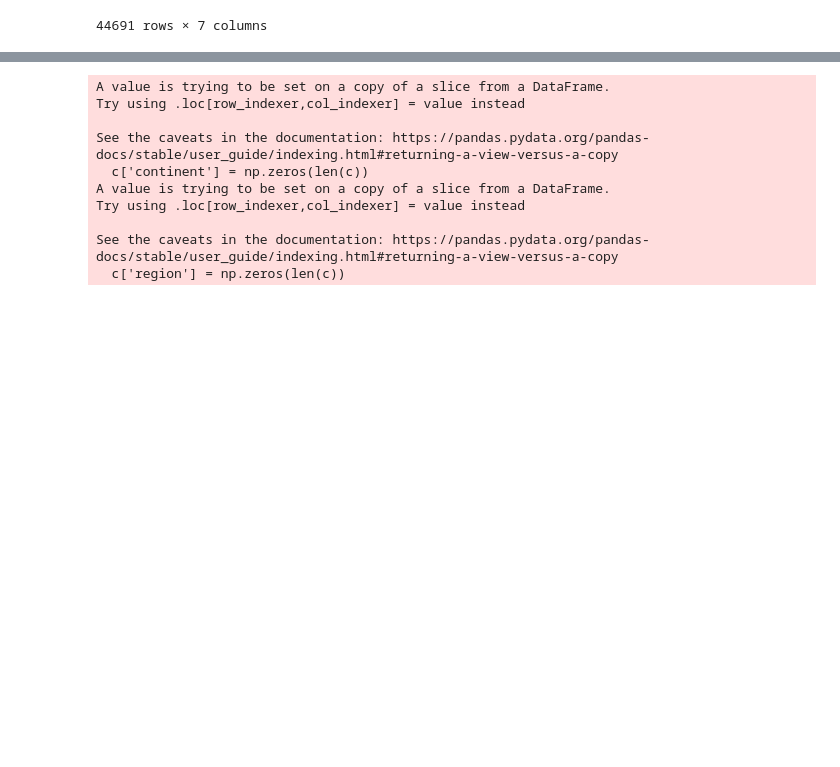
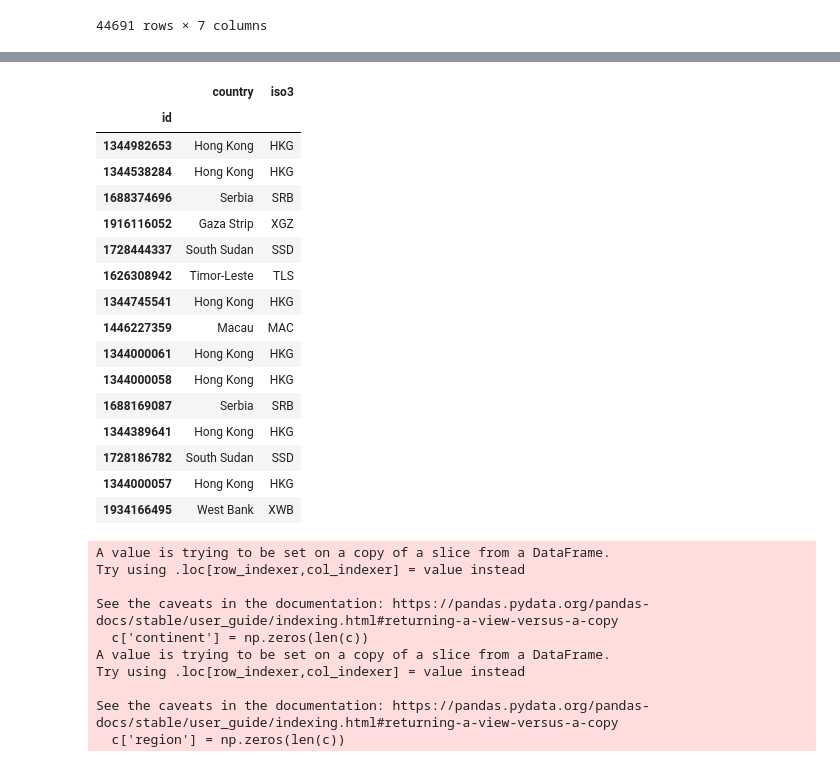
Before and after one commit to branmkam/guessthecity, a Jupyter notebook: data/datamanip.ipynb, the cells around one changed output, grey strips where cells are left out. Saved outputs shown, nothing was run; the diff lists cells and outputs as text; code cells hidden in the pictures; blank space fills up the shorter version.

```diff
--- a/data/datamanip.ipynb
+++ b/data/datamanip.ipynb
@@ -51,3 +94,24 @@ cols.loc['JPN', 'Continent']
+# %%
+f = c[c['continent'] == 0.0]
+f[['country', 'iso3']]
+# %% [output]
+|  | country | iso3 |
+| id |  |  |
+| 1344982653 | Hong Kong | HKG |
+| 1344538284 | Hong Kong | HKG |
+| 1688374696 | Serbia | SRB |
+| 1916116052 | Gaza Strip | XGZ |
+| 1728444337 | South Sudan | SSD |
+| 1626308942 | Timor-Leste | TLS |
+| 1344745541 | Hong Kong | HKG |
+| 1446227359 | Macau | MAC |
+| 1344000061 | Hong Kong | HKG |
+| 1344000058 | Hong Kong | HKG |
+| 1688169087 | Serbia | SRB |
+| 1344389641 | Hong Kong | HKG |
+| 1728186782 | South Sudan | SSD |
+| 1344000057 | Hong Kong | HKG |
+| 1934166495 | West Bank | XWB |
 # %%
 c['continent'] = np.zeros(len(c))
 c['region'] = np.zeros(len(c))
```
Also changed, not shown: parts of 5 cells of this notebook, 1 other file.
